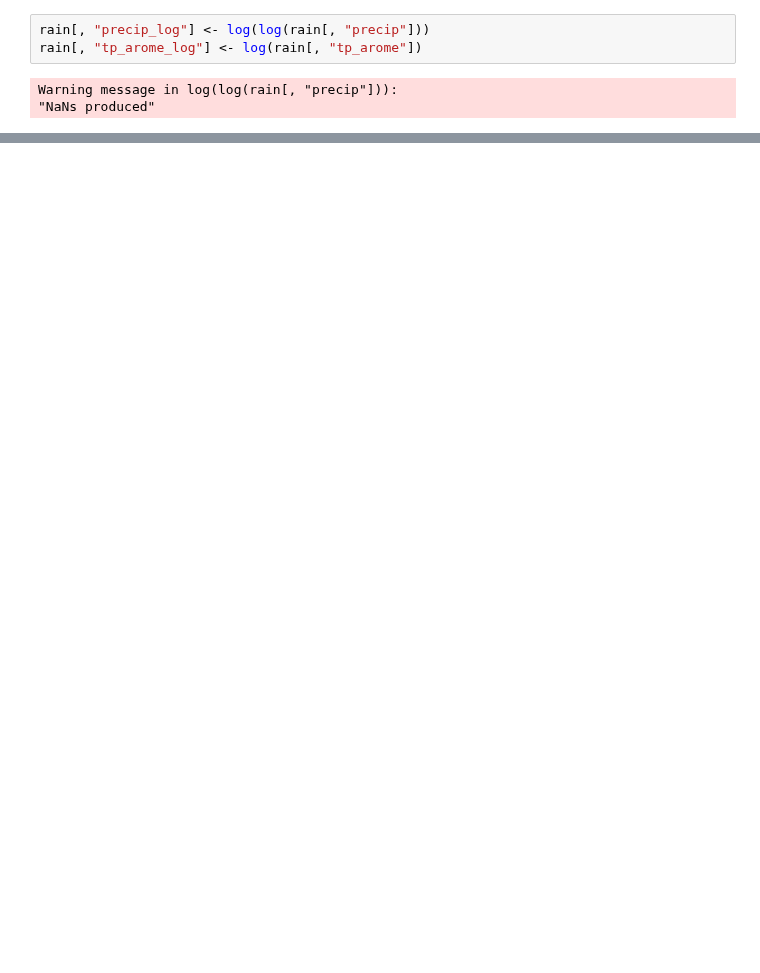
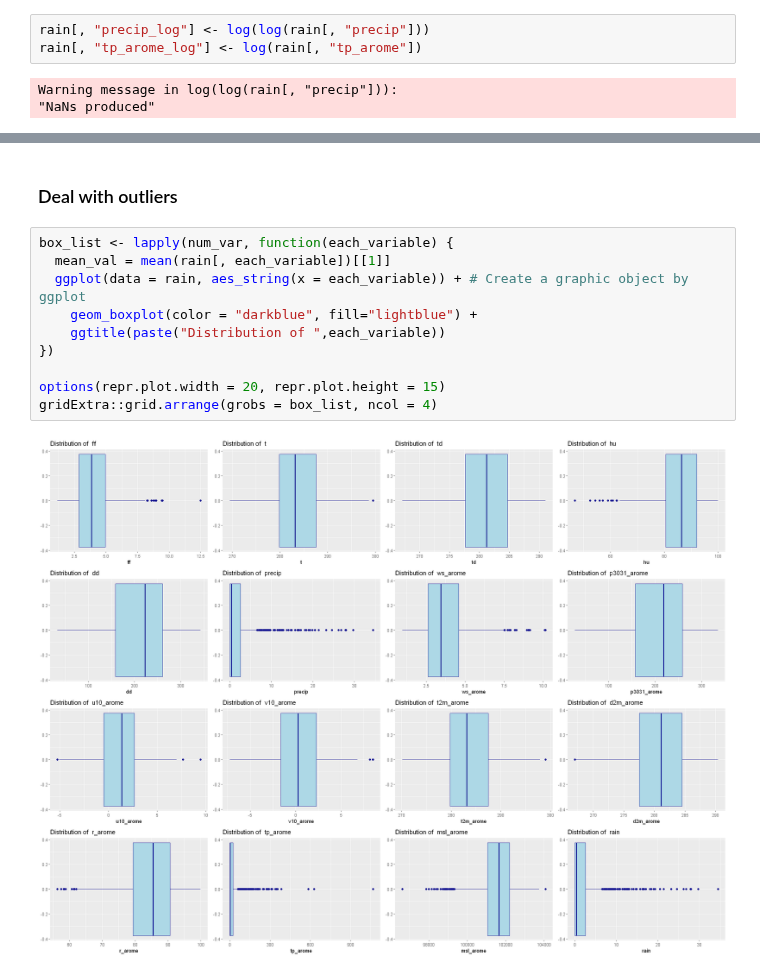
Before and after one commit to NguyenHai7120/4A-MachineLearning-Project, a Jupyter notebook: Exploration.ipynb, the cells around one changed output, grey strips where cells are left out. Cells and saved outputs as stored; diff of their text form; blank space fills up the shorter version.

```diff
--- a/Exploration.ipynb
+++ b/Exploration.ipynb
@@ -150,0 +149,14 @@ log(1070)
+# %% [markdown]
+### Deal with outliers
+# %%
+box_list <- lapply(num_var, function(each_variable) {
+  mean_val = mean(rain[, each_variable])[[1]]
+  ggplot(data = rain, aes_string(x = each_variable)) + # Create a graphic object by ggplot
+    geom_boxplot(color = "darkblue", fill="lightblue") +
+    ggtitle(paste("Distribution of ",each_variable))
+})
+
+options(repr.plot.width = 20, repr.plot.height = 15)
+gridExtra::grid.arrange(grobs = box_list, ncol = 4)
+# %% [output]
+[figure, added]
```
Also changed, not shown: parts of 16 cells of this notebook.
